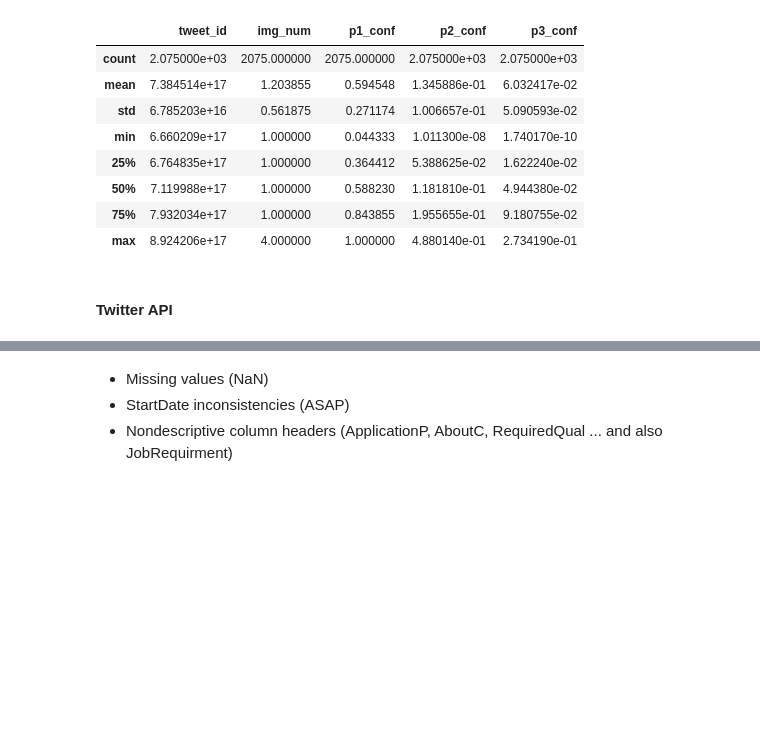
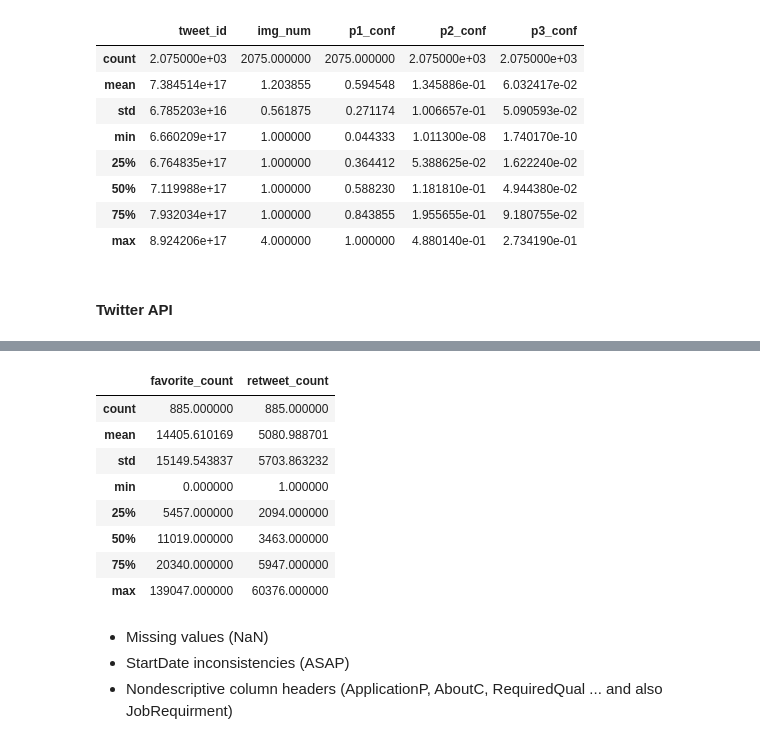
Before and after one commit to emilylauyw/Udacity-DAND-Project7-Wrangle_and_Analyze_Data, a Jupyter notebook: wrangle_act.ipynb, the cells around one changed output, grey strips where cells are left out. Drawn from its saved outputs; the diff is of its cells as text; code cells hidden in the pictures; blank space fills up the shorter version.

```diff
--- a/wrangle_act.ipynb
+++ b/wrangle_act.ipynb
@@ -219,3 +260,15 @@ predictive_df.describe()
+# %%
+api_df.describe()
+# %% [output]
+|  | favorite_count | retweet_count |
+| count | 885.000000 | 885.000000 |
+| mean | 14405.610169 | 5080.988701 |
+| std | 15149.543837 | 5703.863232 |
+| min | 0.000000 | 1.000000 |
+| 25% | 5457.000000 | 2094.000000 |
+| 50% | 11019.000000 | 3463.000000 |
+| 75% | 20340.000000 | 5947.000000 |
+| max | 139047.000000 | 60376.000000 |
 # %%
 # Display the first five rows of the DataFrame using .head
 # %%
```
Also changed, not shown: parts of 9 cells of this notebook.
